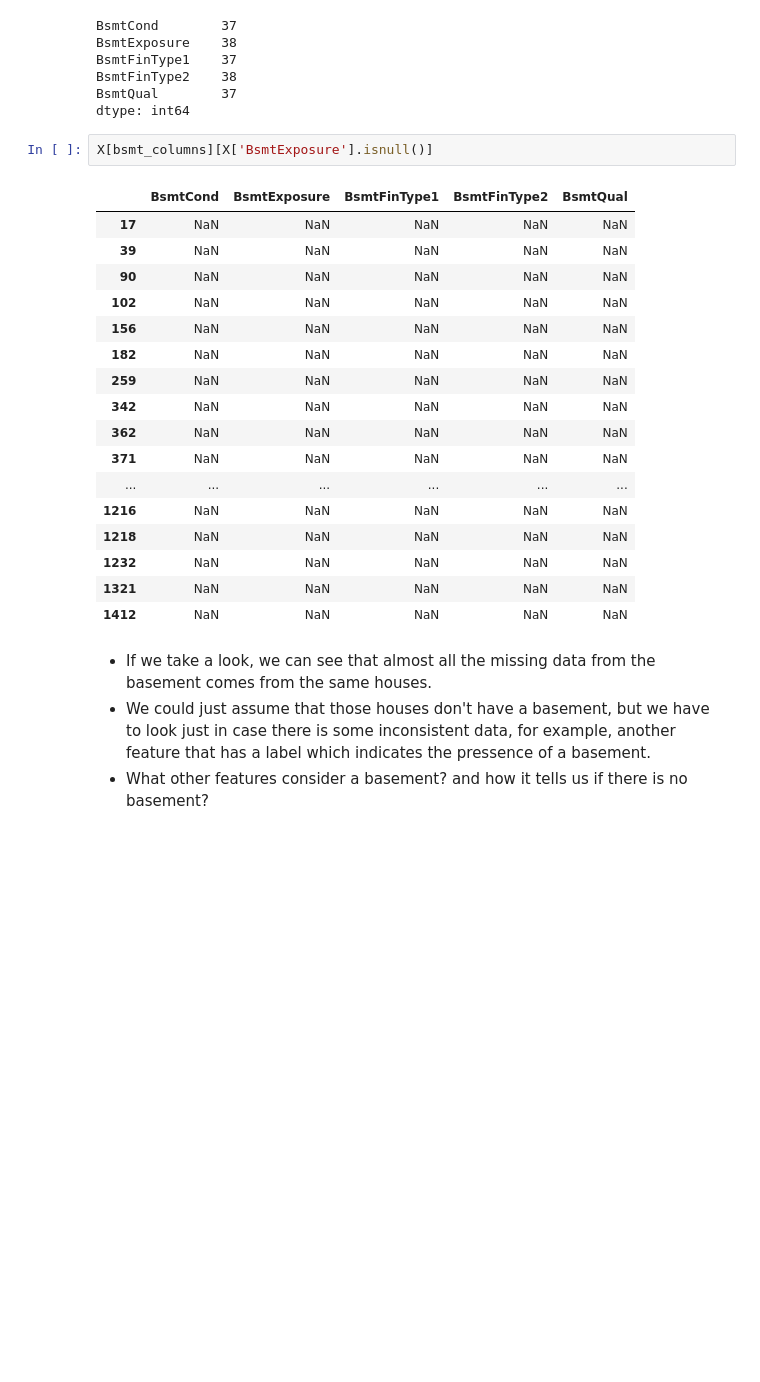
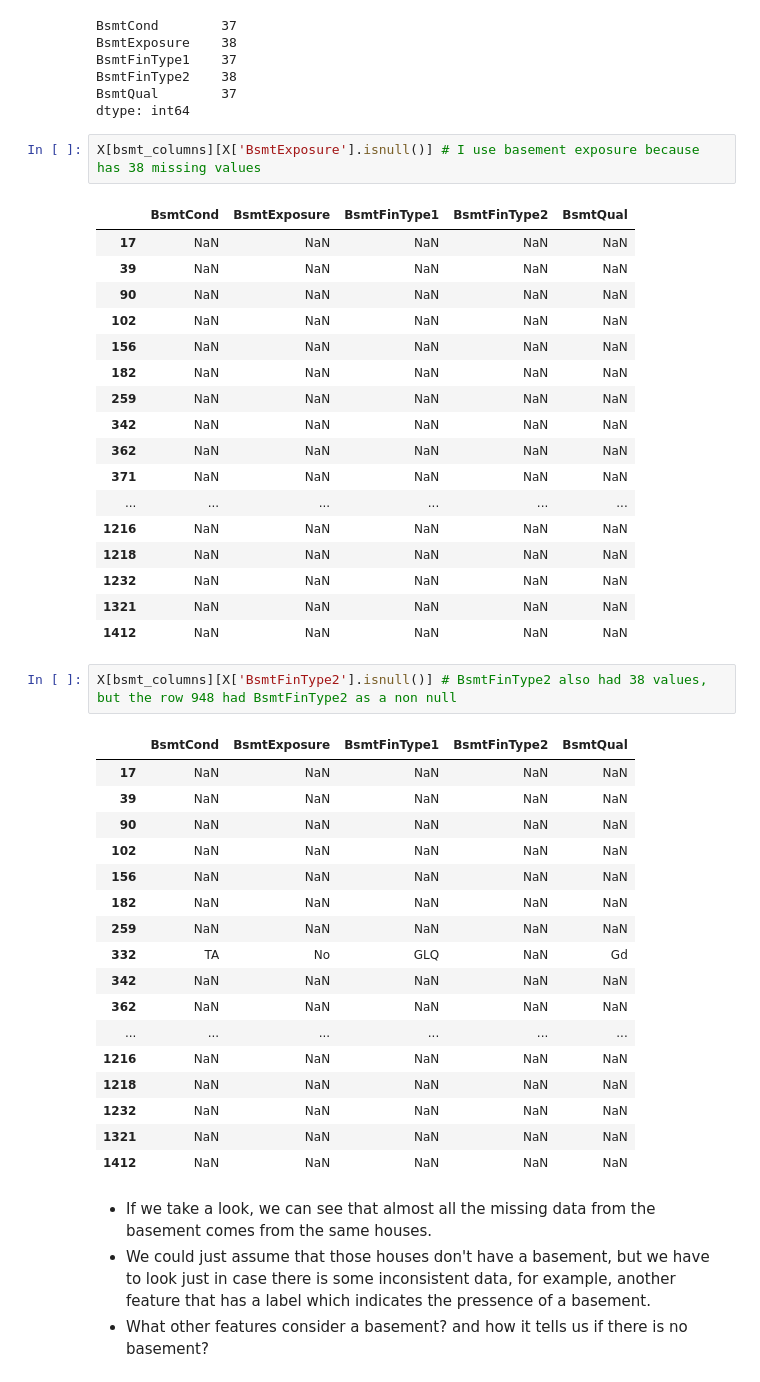
Before and after one commit to sebastiantare/housepriceskaggle, a Jupyter notebook: HousePrices.ipynb, the cells around one changed output. Cells and saved outputs as stored; diff of their text form; blank space fills up the shorter version.

```diff
--- a/HousePrices.ipynb
+++ b/HousePrices.ipynb
@@ -394,7 +394,7 @@ BsmtFinType2    38
 BsmtQual        37
 dtype: int64
 # %%
-X[bsmt_columns][X['BsmtExposure'].isnull()]
+X[bsmt_columns][X['BsmtExposure'].isnull()] # I use basement exposure because has 38 missing values
 # %% [output]
 |  | BsmtCond | BsmtExposure | BsmtFinType1 | BsmtFinType2 | BsmtQual |
 | 17 | NaN | NaN | NaN | NaN | NaN |
@@ -413,6 +413,26 @@ X[bsmt_columns][X['BsmtExposure'].isnull()]
 | 1232 | NaN | NaN | NaN | NaN | NaN |
 | 1321 | NaN | NaN | NaN | NaN | NaN |
 | 1412 | NaN | NaN | NaN | NaN | NaN |
+# %%
+X[bsmt_columns][X['BsmtFinType2'].isnull()] # BsmtFinType2 also had 38 values, but the row 948 had BsmtFinType2 as a non null
+# %% [output]
+|  | BsmtCond | BsmtExposure | BsmtFinType1 | BsmtFinType2 | BsmtQual |
+| 17 | NaN | NaN | NaN | NaN | NaN |
+| 39 | NaN | NaN | NaN | NaN | NaN |
+| 90 | NaN | NaN | NaN | NaN | NaN |
+| 102 | NaN | NaN | NaN | NaN | NaN |
+| 156 | NaN | NaN | NaN | NaN | NaN |
+| 182 | NaN | NaN | NaN | NaN | NaN |
+| 259 | NaN | NaN | NaN | NaN | NaN |
+| 332 | TA | No | GLQ | NaN | Gd |
+| 342 | NaN | NaN | NaN | NaN | NaN |
+| 362 | NaN | NaN | NaN | NaN | NaN |
+| ... | ... | ... | ... | ... | ... |
+| 1216 | NaN | NaN | NaN | NaN | NaN |
+| 1218 | NaN | NaN | NaN | NaN | NaN |
+| 1232 | NaN | NaN | NaN | NaN | NaN |
+| 1321 | NaN | NaN | NaN | NaN | NaN |
+| 1412 | NaN | NaN | NaN | NaN | NaN |
 # %% [markdown]
 - If we take a look, we can see that almost all the missing data from the basement comes from the same houses.
 - We could just assume that those houses don't have a basement, but we have to look just in case there is some inconsistent data, for example, another feature that has a label which indicates the pressence of a basement.
```
Also changed, not shown: parts of 34 cells of this notebook.
